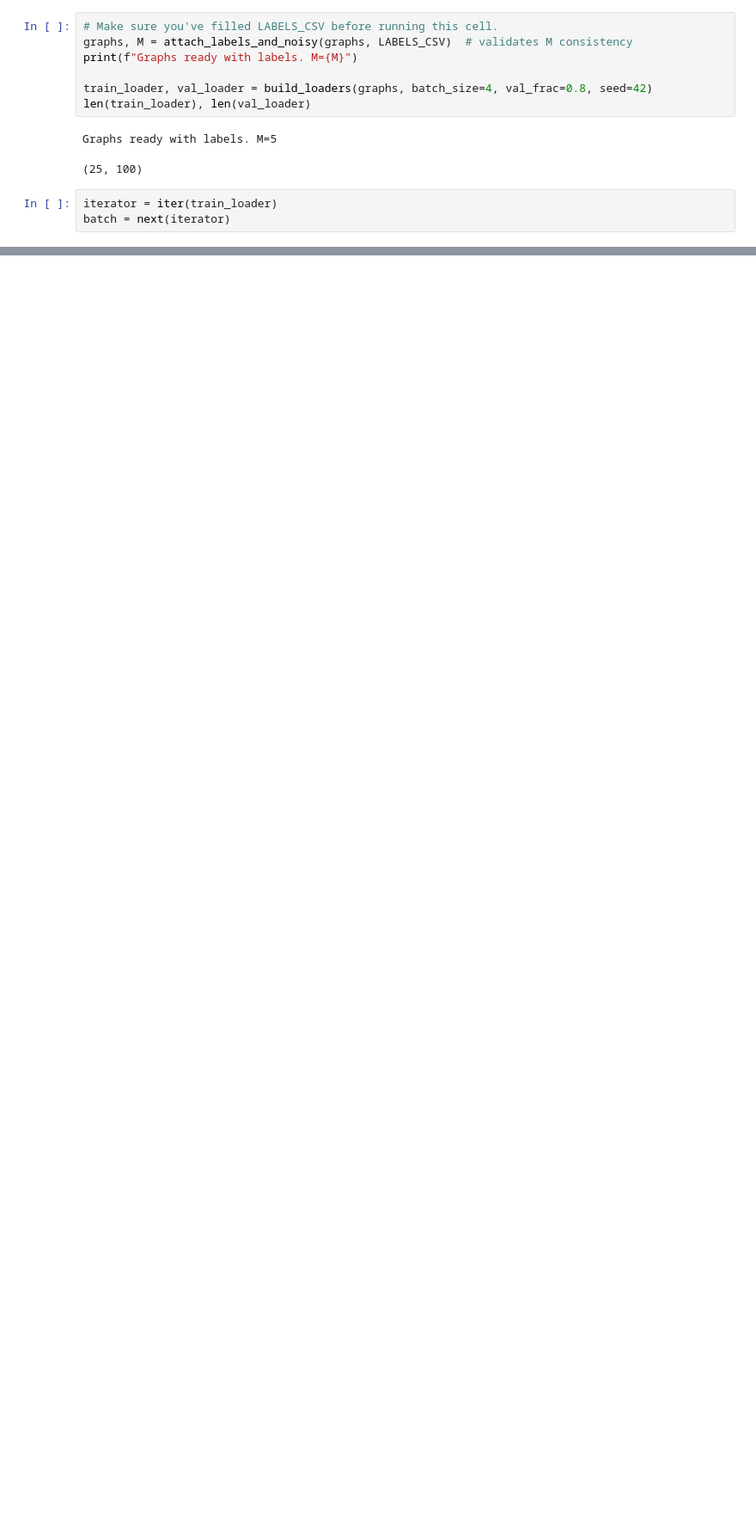
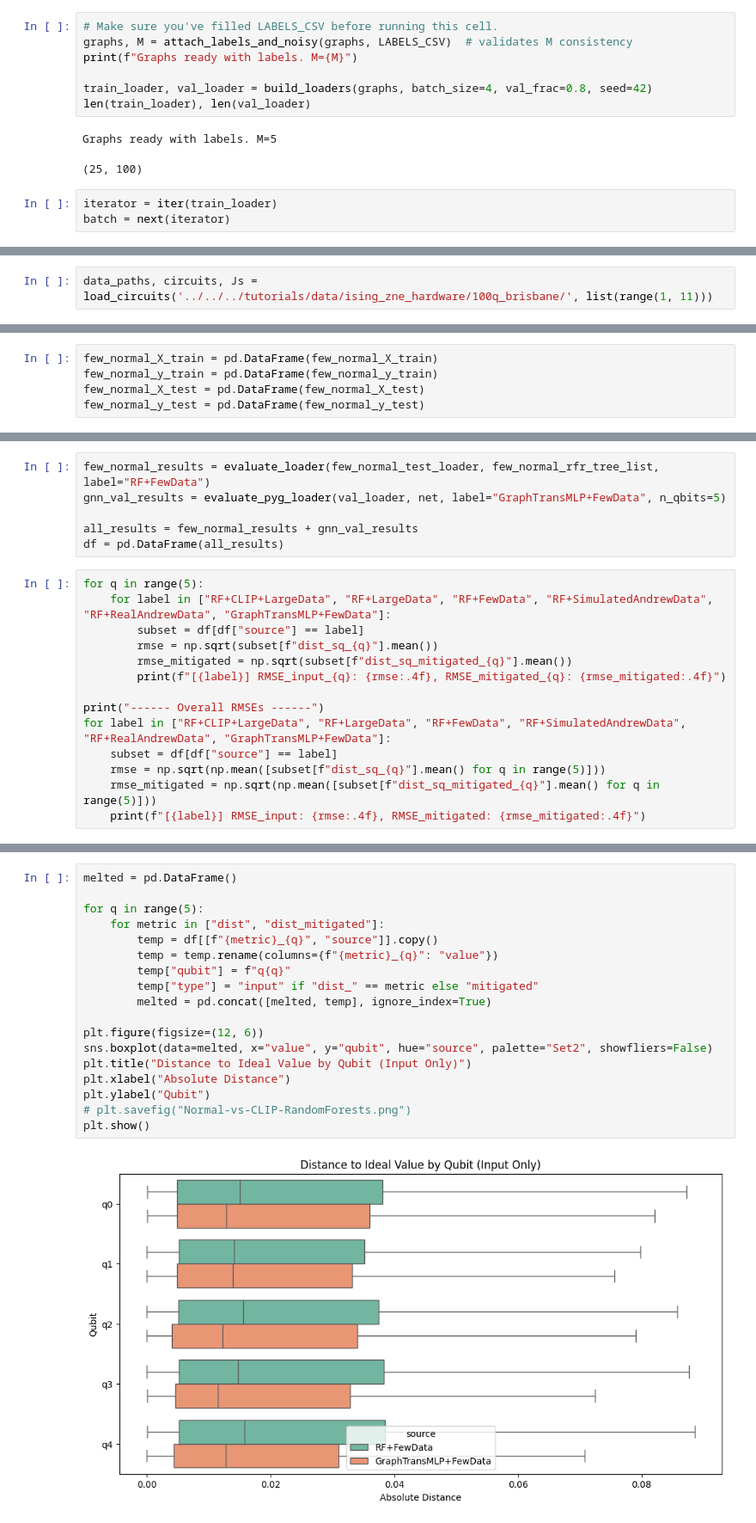
Before and after one commit to SMATousi/vigir-ml-qem, a Jupyter notebook: docs/demos/graph_approach/qem_gnn_step2/02_GNN_Transformer.ipynb, the cells around one changed output, grey strips where cells are left out. Shown at 86% size. Saved outputs shown, nothing was run; the diff lists cells and outputs as text; blank space fills up the shorter version.

```diff
--- a/docs/demos/graph_approach/qem_gnn_step2/02_GNN_Transformer.ipynb
+++ b/docs/demos/graph_approach/qem_gnn_step2/02_GNN_Transformer.ipynb
@@ -237,0 +276,2 @@ plot_distance_boxplot(
+# %%
+data_paths, circuits, Js = load_circuits('../../../tutorials/data/ising_zne_hardware/100q_brisbane/', list(range(1, 11)))
@@ -237,0 +337,5 @@ plot_distance_boxplot(
+# %%
+few_normal_X_train = pd.DataFrame(few_normal_X_train)
+few_normal_y_train = pd.DataFrame(few_normal_y_train)
+few_normal_X_test = pd.DataFrame(few_normal_X_test)
+few_normal_y_test = pd.DataFrame(few_normal_y_test)
@@ -237,0 +500,20 @@ plot_distance_boxplot(
+# %%
+few_normal_results = evaluate_loader(few_normal_test_loader, few_normal_rfr_tree_list, label="RF+FewData")
+gnn_val_results = evaluate_pyg_loader(val_loader, net, label="GraphTransMLP+FewData", n_qbits=5)
+
+all_results = few_normal_results + gnn_val_results
+df = pd.DataFrame(all_results)
+# %%
+for q in range(5):
+    for label in ["RF+CLIP+LargeData", "RF+LargeData", "RF+FewData", "RF+SimulatedAndrewData", "RF+RealAndrewData", "GraphTransMLP+FewData"]:
+        subset = df[df["source"] == label]
+        rmse = np.sqrt(subset[f"dist_sq_{q}"].mean())
+        rmse_mitigated = np.sqrt(subset[f"dist_sq_mitigated_{q}"].mean())
+        print(f"[{label}] RMSE_input_{q}: {rmse:.4f}, RMSE_mitigated_{q}: {rmse_mitigated:.4f}")
+
+print("------ Overall RMSEs ------")
+for label in ["RF+CLIP+LargeData", "RF+LargeData", "RF+FewData", "RF+SimulatedAndrewData", "RF+RealAndrewData", "GraphTransMLP+FewData"]:
+    subset = df[df["source"] == label]
+    rmse = np.sqrt(np.mean([subset[f"dist_sq_{q}"].mean() for q in range(5)]))
+    rmse_mitigated = np.sqrt(np.mean([subset[f"dist_sq_mitigated_{q}"].mean() for q in range(5)]))
+    print(f"[{label}] RMSE_input: {rmse:.4f}, RMSE_mitigated: {rmse_mitigated:.4f}")
@@ -237,0 +538,20 @@ plot_distance_boxplot(
+# %%
+melted = pd.DataFrame()
+
+for q in range(5):
+    for metric in ["dist", "dist_mitigated"]:
+        temp = df[[f"{metric}_{q}", "source"]].copy()
+        temp = temp.rename(columns={f"{metric}_{q}": "value"})
+        temp["qubit"] = f"q{q}"
+        temp["type"] = "input" if "dist_" == metric else "mitigated"
+        melted = pd.concat([melted, temp], ignore_index=True)
+
+plt.figure(figsize=(12, 6))
+sns.boxplot(data=melted, x="value", y="qubit", hue="source", palette="Set2", showfliers=False)
+plt.title("Distance to Ideal Value by Qubit (Input Only)")
+plt.xlabel("Absolute Distance")
+plt.ylabel("Qubit")
+# plt.savefig("Normal-vs-CLIP-RandomForests.png")
+plt.show()
+# %% [output]
+[figure, added]
```
Also changed, not shown: parts of 21 cells of this notebook, 4 other files.
